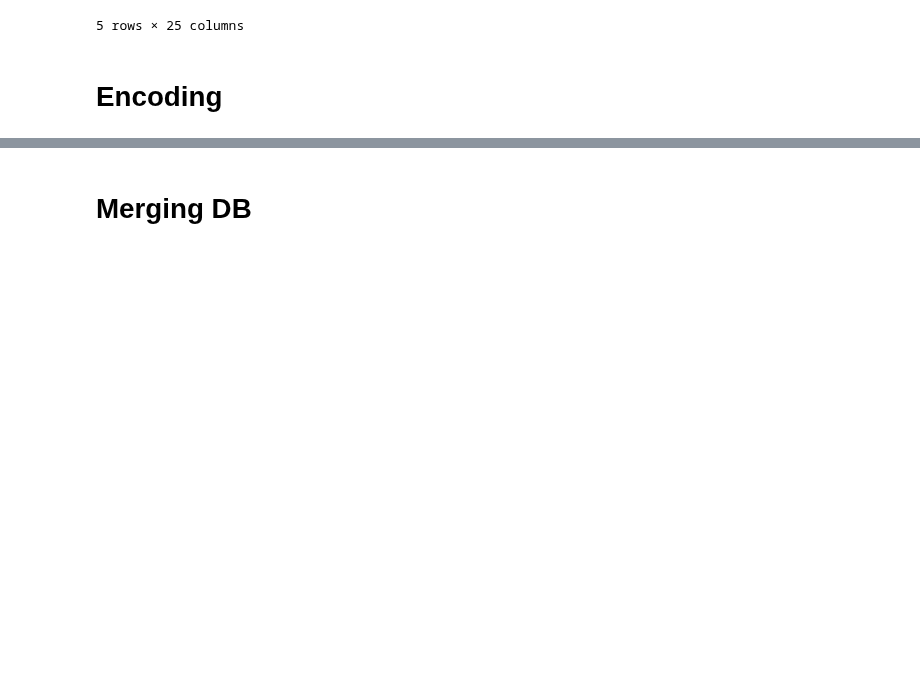
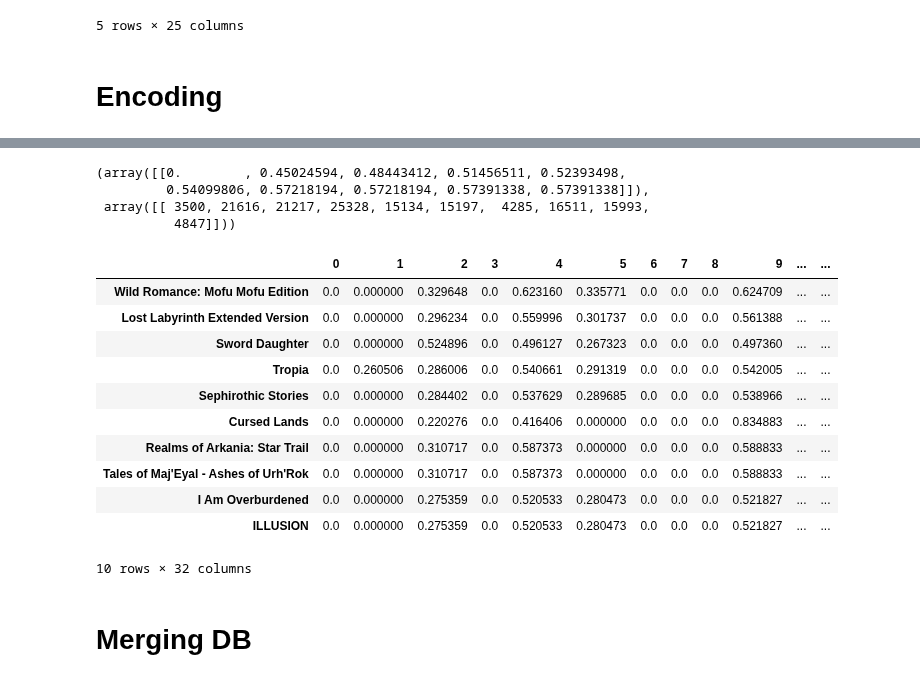
Before and after one commit to JoaoMarques1/find_your_inner_gamer, a Jupyter notebook: notebooks/Merging.ipynb, the cells around one changed output, grey strips where cells are left out. Drawn from its saved outputs; the diff is of its cells as text; code cells hidden in the pictures; blank space fills up the shorter version.

```diff
--- a/notebooks/Merging.ipynb
+++ b/notebooks/Merging.ipynb
@@ -546,3 +648,26 @@ sorted_tfidf_list
+# %%
+knn_model.kneighbors(X_proj.iloc[3500:3501],n_neighbors=10)
+# %% [output]
+(array([[0.        , 0.45024594, 0.48443412, 0.51456511, 0.52393498,
+         0.54099806, 0.57218194, 0.57218194, 0.57391338, 0.57391338]]),
+ array([[ 3500, 21616, 21217, 25328, 15134, 15197,  4285, 16511, 15993,
+          4847]]))
+# %%
+X_proj.iloc[[ 3500, 21616, 21217, 25328, 15134, 15197,  4285, 16511, 15993,
+          4847], :]
+# %% [output]
+|  | 0 | 1 | 2 | 3 | 4 | 5 | 6 | 7 | 8 | 9 | ... | ... |
+| Wild Romance: Mofu Mofu Edition | 0.0 | 0.000000 | 0.329648 | 0.0 | 0.623160 | 0.335771 | 0.0 | 0.0 | 0.0 | 0.624709 | ... | ... |
+| Lost Labyrinth Extended Version | 0.0 | 0.000000 | 0.296234 | 0.0 | 0.559996 | 0.301737 | 0.0 | 0.0 | 0.0 | 0.561388 | ... | ... |
+| Sword Daughter | 0.0 | 0.000000 | 0.524896 | 0.0 | 0.496127 | 0.267323 | 0.0 | 0.0 | 0.0 | 0.497360 | ... | ... |
+| Tropia | 0.0 | 0.260506 | 0.286006 | 0.0 | 0.540661 | 0.291319 | 0.0 | 0.0 | 0.0 | 0.542005 | ... | ... |
+| Sephirothic Stories | 0.0 | 0.000000 | 0.284402 | 0.0 | 0.537629 | 0.289685 | 0.0 | 0.0 | 0.0 | 0.538966 | ... | ... |
+| Cursed Lands | 0.0 | 0.000000 | 0.220276 | 0.0 | 0.416406 | 0.000000 | 0.0 | 0.0 | 0.0 | 0.834883 | ... | ... |
+| Realms of Arkania: Star Trail | 0.0 | 0.000000 | 0.310717 | 0.0 | 0.587373 | 0.000000 | 0.0 | 0.0 | 0.0 | 0.588833 | ... | ... |
+| Tales of Maj'Eyal - Ashes of Urh'Rok | 0.0 | 0.000000 | 0.310717 | 0.0 | 0.587373 | 0.000000 | 0.0 | 0.0 | 0.0 | 0.588833 | ... | ... |
+| I Am Overburdened | 0.0 | 0.000000 | 0.275359 | 0.0 | 0.520533 | 0.280473 | 0.0 | 0.0 | 0.0 | 0.521827 | ... | ... |
+| ILLUSION | 0.0 | 0.000000 | 0.275359 | 0.0 | 0.520533 | 0.280473 | 0.0 | 0.0 | 0.0 | 0.521827 | ... | ... |
+10 rows × 32 columns
 # %% [markdown]
 # Merging DB
 # %%
```
Also changed, not shown: parts of 18 cells of this notebook.
